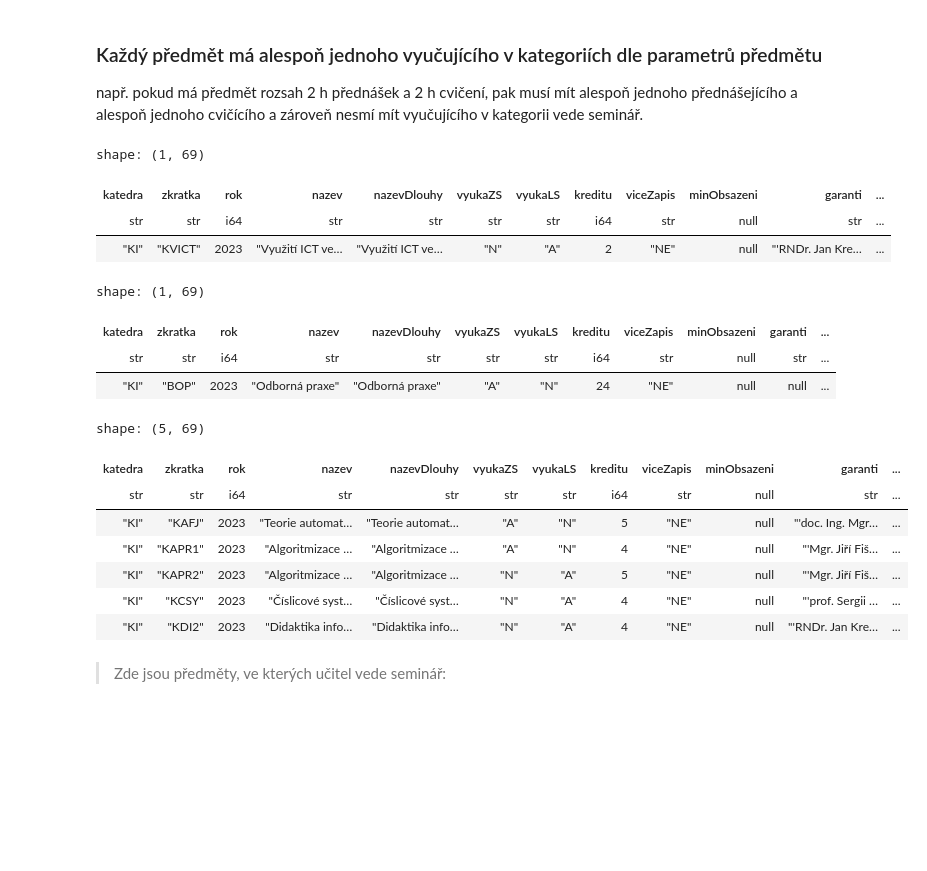
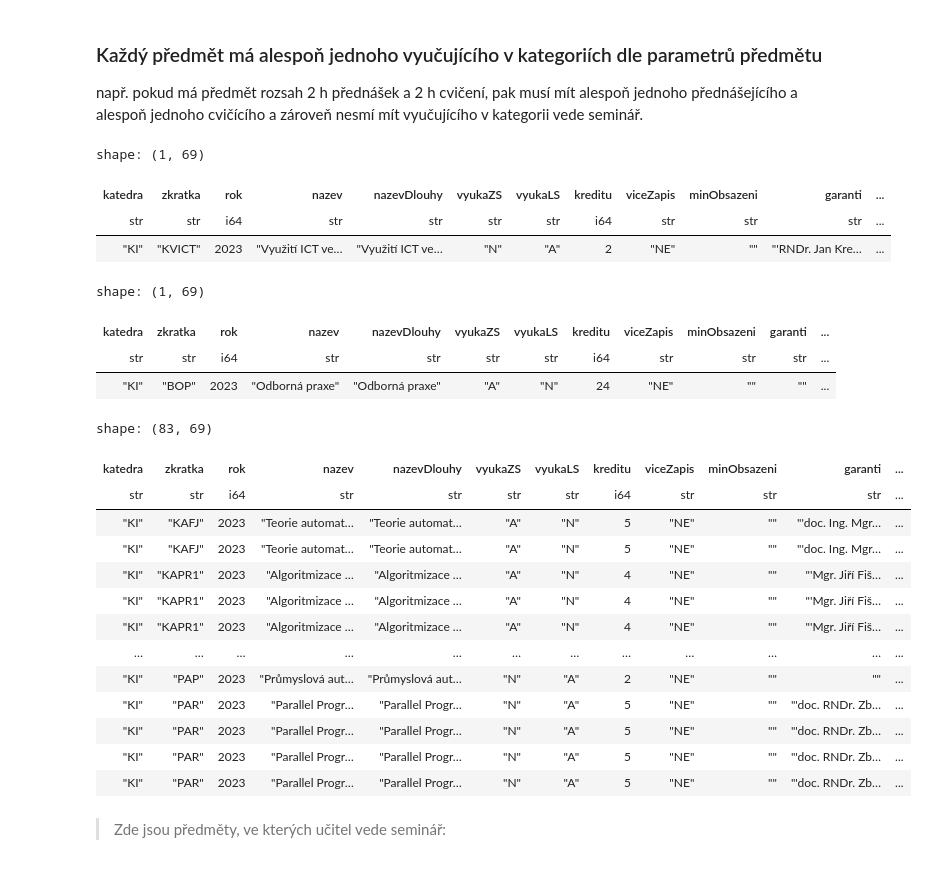
Before and after one commit to MFVS/kontrola-rozvrhu-extended, a Jupyter notebook: stag_bombator1.1.b1.ipynb, the cells around one changed output. Drawn from its saved outputs; the diff is of its cells as text; code cells hidden in the pictures; blank space fills up the shorter version.

Commit message:
Update bombatoru
Počátek přechodu z xlsx na csv (rychlejší, snad)

```diff
--- a/stag_bombator1.1.b1.ipynb
+++ b/stag_bombator1.1.b1.ipynb
@@ -9,0 +4,22 @@ predmety_by_kat = pl.read_excel("source_tables/getPredmetyByKatedraFullInfo-2023
+# %%
+def fix_str_to_int(data:pl.DataFrame, fix_list:list, type:any=pl.Int64):
+    conversion_dict = {column:pl.Int64 for column in fix_list}
+    data = data.with_columns(pl.col(fix_list).str.split(","))
+
+    # data = data.with_columns(pl.col(fix_list).cast(pl.List))
+
+    # for column in fix_list:
+    #     data = data.explode(column)
+
+    # data = data.with_columns(pl.col(fix_list).str.strip().str.replace("","0")).cast(conversion_dict)
+
+    return data
+# %%
+rozvrh_by_kat = pl.read_csv("source_tables/getRozvrhByKatedra-2023-03-15-17-47.csv").drop("semestr").unique().rename({"predmet" : "zkratka"})
+rozvrh_by_kat = fix_str_to_int(rozvrh_by_kat, ["ucitIdno.ucitel", "vsichniUciteleUcitIdno"])
+#print(rozvrh_by_kat.head())
+predmety_by_kat = pl.read_csv("source_tables/getPredmetyByKatedraFullInfo-2023-03-15-17-40.csv").drop("semestr").unique().drop(["pocetStudentu", "aSkut", "bSkut", "cSkut"])
+predmety_by_kat = fix_str_to_int(predmety_by_kat, ["garantiUcitIdno", "prednasejiciUcitIdno", "cviciciUcitIdno", "seminariciUcitIdno", "hodZaSemKombForma"])
+#predmety_by_kat = predmety_by_kat.with_columns(pl.col("garantiUcitIdno").str.split(",")).explode("garantiUcitIdno").with_columns(pl.col("garantiUcitIdno").str.strip().str.replace("","0")).cast({"garantiUcitIdno":pl.Int32})
+predmety_by_kat
+#predmety_by_kat = pl.read_excel("source_tables/getPredmetyByKatedraFullInfo-2023-03-15-17-40.xlsx", sheet_id=1, engine="openpyxl").drop("semestr").unique().drop(["pocetStudentu", "aSkut", "bSkut", "cSkut"])
@@ -126,7 +156,7 @@ AttributeError: 'ExprArrayNameSpace' object has no attribute 'lengths'
 např. pokud má předmět rozsah 2 h přednášek a 2 h cvičení, pak musí mít alespoň jednoho přednášejícího a alespoň jednoho cvičícího a zároveň nesmí mít vyučujícího v kategorii vede seminář.
 # %%
 ma_prednasku = jednotek_prednasek != 0
-nema_prednasejiciho = prednasejici.is_null()
+nema_prednasejiciho = pl.col("prednasejiciUcitIdno") == 0
 
 chybi_prednasejici = predmety_s_akci.filter(ma_prednasku & nema_prednasejiciho)
 chybi_prednasejici.write_excel("results/chybi_prednasejici.xlsx")
@@ -134,11 +164,11 @@ chybi_prednasejici.head()
 # %% [output]
 shape: (1, 69)
 | katedra | zkratka | rok | nazev | nazevDlouhy | vyukaZS | vyukaLS | kreditu | viceZapis | minObsazeni | garanti | ... |
-| str | str | i64 | str | str | str | str | i64 | str | null | str | ... |
-| "KI" | "KVICT" | 2023 | "Využití ICT ve… | "Využití ICT ve… | "N" | "A" | 2 | "NE" | null | "'RNDr. Jan Kre… | ... |
+| str | str | i64 | str | str | str | str | i64 | str | str | str | ... |
+| "KI" | "KVICT" | 2023 | "Využití ICT ve… | "Využití ICT ve… | "N" | "A" | 2 | "NE" | "" | "'RNDr. Jan Kre… | ... |
 # %%
 ma_cviceni = jednotek_cviceni != 0
-nema_cviciciho = cvicici.is_null()
+nema_cviciciho = pl.col("cviciciUcitIdno") == 0
 
 chybi_cvicici = predmety_s_akci.filter(ma_cviceni & nema_cviciciho)
 chybi_cvicici.write_excel("results/chybi_cvicici.xlsx")
@@ -146,24 +176,30 @@ chybi_cvicici.head()
 # %% [output]
 shape: (1, 69)
 | katedra | zkratka | rok | nazev | nazevDlouhy | vyukaZS | vyukaLS | kreditu | viceZapis | minObsazeni | garanti | ... |
-| str | str | i64 | str | str | str | str | i64 | str | null | str | ... |
-| "KI" | "BOP" | 2023 | "Odborná praxe" | "Odborná praxe" | "A" | "N" | 24 | "NE" | null | null | ... |
+| str | str | i64 | str | str | str | str | i64 | str | str | str | ... |
+| "KI" | "BOP" | 2023 | "Odborná praxe" | "Odborná praxe" | "A" | "N" | 24 | "NE" | "" | "" | ... |
 # %%
 ma_seminare = jednotek_seminare != 0
-nema_seminariciho = seminarici.is_null()
+nema_seminariciho = pl.col("seminariciUcitIdno") == 0
 
 chybi_seminarici = predmety_s_akci.filter(ma_seminare & nema_seminariciho)
 chybi_seminarici.write_excel("results/chybi_seminarici.xlsx")
-chybi_seminarici.head()
+chybi_seminarici
 # %% [output]
-shape: (5, 69)
+shape: (83, 69)
 | katedra | zkratka | rok | nazev | nazevDlouhy | vyukaZS | vyukaLS | kreditu | viceZapis | minObsazeni | garanti | ... |
-| str | str | i64 | str | str | str | str | i64 | str | null | str | ... |
-| "KI" | "KAFJ" | 2023 | "Teorie automat… | "Teorie automat… | "A" | "N" | 5 | "NE" | null | "'doc. Ing. Mgr… | ... |
-| "KI" | "KAPR1" | 2023 | "Algoritmizace … | "Algoritmizace … | "A" | "N" | 4 | "NE" | null | "'Mgr. Jiří Fiš… | ... |
-| "KI" | "KAPR2" | 2023 | "Algoritmizace … | "Algoritmizace … | "N" | "A" | 5 | "NE" | null | "'Mgr. Jiří Fiš… | ... |
-| "KI" | "KCSY" | 2023 | "Číslicové syst… | "Číslicové syst… | "N" | "A" | 4 | "NE" | null | "'prof. Sergii … | ... |
-| "KI" | "KDI2" | 2023 | "Didaktika info… | "Didaktika info… | "N" | "A" | 4 | "NE" | null | "'RNDr. Jan Kre… | ... |
+| str | str | i64 | str | str | str | str | i64 | str | str | str | ... |
+| "KI" | "KAFJ" | 2023 | "Teorie automat… | "Teorie automat… | "A" | "N" | 5 | "NE" | "" | "'doc. Ing. Mgr… | ... |
+| "KI" | "KAFJ" | 2023 | "Teorie automat… | "Teorie automat… | "A" | "N" | 5 | "NE" | "" | "'doc. Ing. Mgr… | ... |
+| "KI" | "KAPR1" | 2023 | "Algoritmizace … | "Algoritmizace … | "A" | "N" | 4 | "NE" | "" | "'Mgr. Jiří Fiš… | ... |
+| "KI" | "KAPR1" | 2023 | "Algoritmizace … | "Algoritmizace … | "A" | "N" | 4 | "NE" | "" | "'Mgr. Jiří Fiš… | ... |
+| "KI" | "KAPR1" | 2023 | "Algoritmizace … | "Algoritmizace … | "A" | "N" | 4 | "NE" | "" | "'Mgr. Jiří Fiš… | ... |
+| … | … | … | … | … | … | … | … | … | … | … | ... |
+| "KI" | "PAP" | 2023 | "Průmyslová aut… | "Průmyslová aut… | "N" | "A" | 2 | "NE" | "" | "" | ... |
+| "KI" | "PAR" | 2023 | "Parallel Progr… | "Parallel Progr… | "N" | "A" | 5 | "NE" | "" | "'doc. RNDr. Zb… | ... |
+| "KI" | "PAR" | 2023 | "Parallel Progr… | "Parallel Progr… | "N" | "A" | 5 | "NE" | "" | "'doc. RNDr. Zb… | ... |
+| "KI" | "PAR" | 2023 | "Parallel Progr… | "Parallel Progr… | "N" | "A" | 5 | "NE" | "" | "'doc. RNDr. Zb… | ... |
+| "KI" | "PAR" | 2023 | "Parallel Progr… | "Parallel Progr… | "N" | "A" | 5 | "NE" | "" | "'doc. RNDr. Zb… | ... |
 # %% [markdown]
 > Zde jsou předměty, ve kterých učitel vede seminář:
 # %%
```
Also changed, not shown: parts of 10 cells of this notebook, 9 other files.
